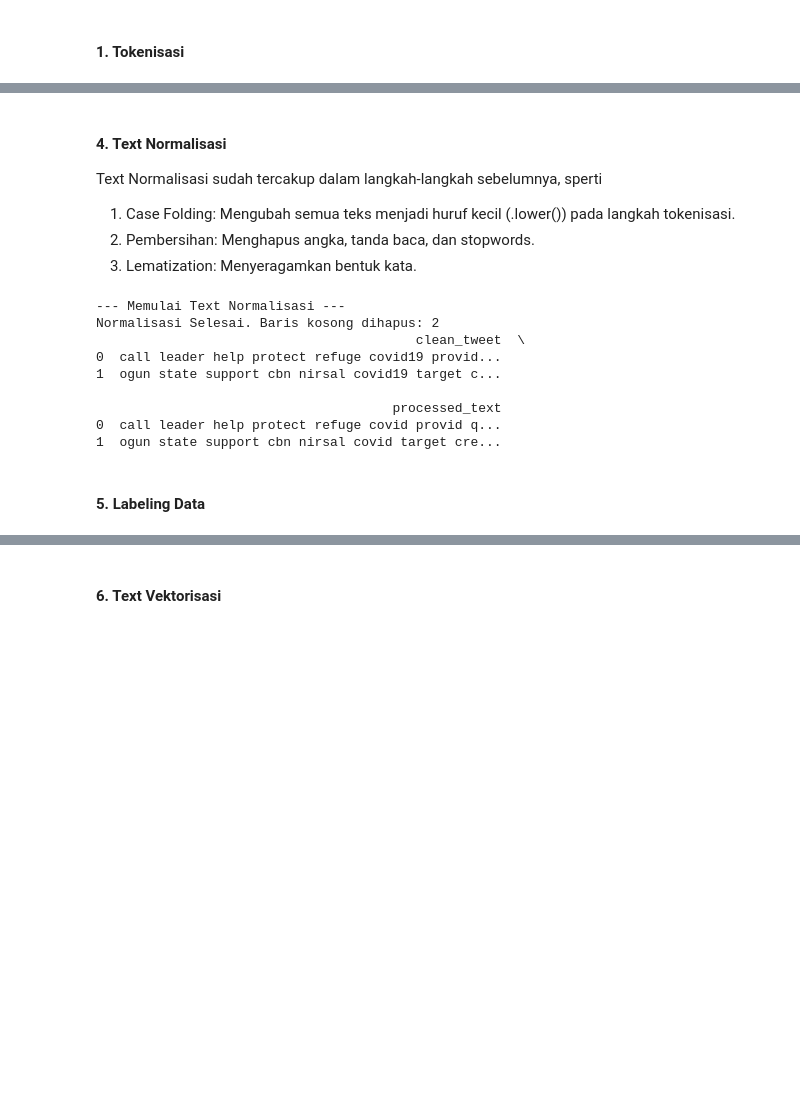
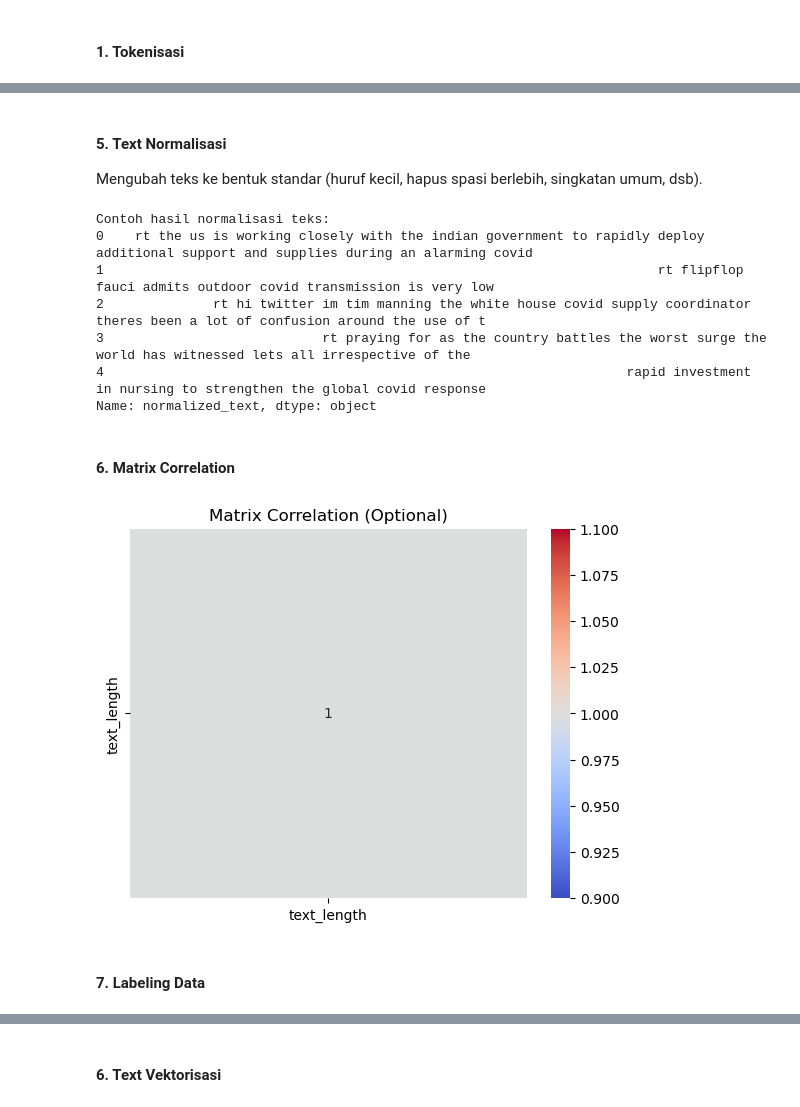
Before and after one commit to dee-aah/10222065_Dede-Ahmad-Maolana_AS, a Jupyter notebook: 10222065_DedeAhmadMaolana_AS.ipynb, the cells around one changed output, grey strips where cells are left out. Cells and saved outputs as stored; diff of their text form; code cells hidden in the pictures; blank space fills up the shorter version.

```diff
--- a/10222065_DedeAhmadMaolana_AS.ipynb
+++ b/10222065_DedeAhmadMaolana_AS.ipynb
@@ -344,0 +295,7 @@ Contoh Hasil (Kolom 'lemmatized_tweet'):
+# %%
+from nltk.stem import PorterStemmer
+stemmer = PorterStemmer()
+
+df['stemmed'] = df['tokens'].apply(lambda tokens: [stemmer.stem(t) for t in tokens])
+print("Contoh hasil stemming:")
+print(df['stemmed'].head())
@@ -384,32 +342,40 @@ Stopword Removal Selesai.
 # %% [markdown]
-#### 4. Text Normalisasi
-Text Normalisasi sudah tercakup dalam langkah-langkah sebelumnya, sperti
- 1. Case Folding: Mengubah semua teks menjadi huruf kecil (.lower()) pada langkah tokenisasi.
- 2. Pembersihan: Menghapus angka, tanda baca, dan stopwords.
- 3. Lematization: Menyeragamkan bentuk kata.
+#### 5. Text Normalisasi
+Mengubah teks ke bentuk standar (huruf kecil, hapus spasi berlebih, singkatan umum, dsb).
 # %%
-print("\n--- Memulai Text Normalisasi ---")
+def normalisasi_teks(teks):
+    teks = teks.lower()
+    teks = re.sub(r'http\S+', '', teks)          # hapus URL
+    teks = re.sub(r'@\w+', '', teks)             # hapus mention
+    teks = re.sub(r'#\w+', '', teks)             # hapus hashtag
+    teks = re.sub(r'[^a-z\s]', '', teks)         # hapus tanda baca & angka
+    teks = re.sub(r'\s+', ' ', teks).strip()     # rapikan spasi
+    return teks
 
-# Normalisasi: Menggabungkan kembali token menjadi string yang sudah bersih
-df['processed_text'] = df['cleaned_tokens'].apply(lambda tokens: ' '.join(tokens))
-
-# Final Cleaning: Hapus baris di mana processed_text menjadi kosong
-initial_count = len(df)
-df = df[df['processed_text'].str.strip() != ''].copy()
-df.reset_index(drop=True, inplace=True)
-
-print(f"Normalisasi Selesai. Baris kosong dihapus: {initial_count - len(df)}")
-print(df[['clean_tweet', 'processed_text']].head(2))
+df['normalized_text'] = df['original_text'].apply(normalisasi_teks)
+print("Contoh hasil normalisasi teks:")
+print(df['normalized_text'].head())
 # %% [output]
---- Memulai Text Normalisasi ---
-Normalisasi Selesai. Baris kosong dihapus: 2
-                                         clean_tweet  \
-0  call leader help protect refuge covid19 provid...
-1  ogun state support cbn nirsal covid19 target c...
-
-                                      processed_text
-0  call leader help protect refuge covid provid q...
-1  ogun state support cbn nirsal covid target cre...
+Contoh hasil normalisasi teks:
+0    rt the us is working closely with the indian government to rapidly deploy additional support and supplies during an alarming covid
+1                                                                       rt flipflop fauci admits outdoor covid transmission is very low
+2              rt hi twitter im tim manning the white house covid supply coordinator theres been a lot of confusion around the use of t
+3                            rt praying for as the country battles the worst surge the world has witnessed lets all irrespective of the
+4                                                                   rapid investment in nursing to strengthen the global covid response
+Name: normalized_text, dtype: object
+# %% [markdown]
+#### 6. Matrix Correlation
+# %%
+import seaborn as sns
+import matplotlib.pyplot as plt
+
+if 'text_length' in df.columns:
+    corr = df[['text_length']].corr()
+    sns.heatmap(corr, annot=True, cmap='coolwarm')
+    plt.title('Matrix Correlation (Optional)')
+    plt.show()
+# %% [output]
+[figure, added]
 # %% [markdown]
-#### 5. Labeling Data
+#### 7. Labeling Data
 # %%
```
Also changed, not shown: parts of 23 cells of this notebook.
